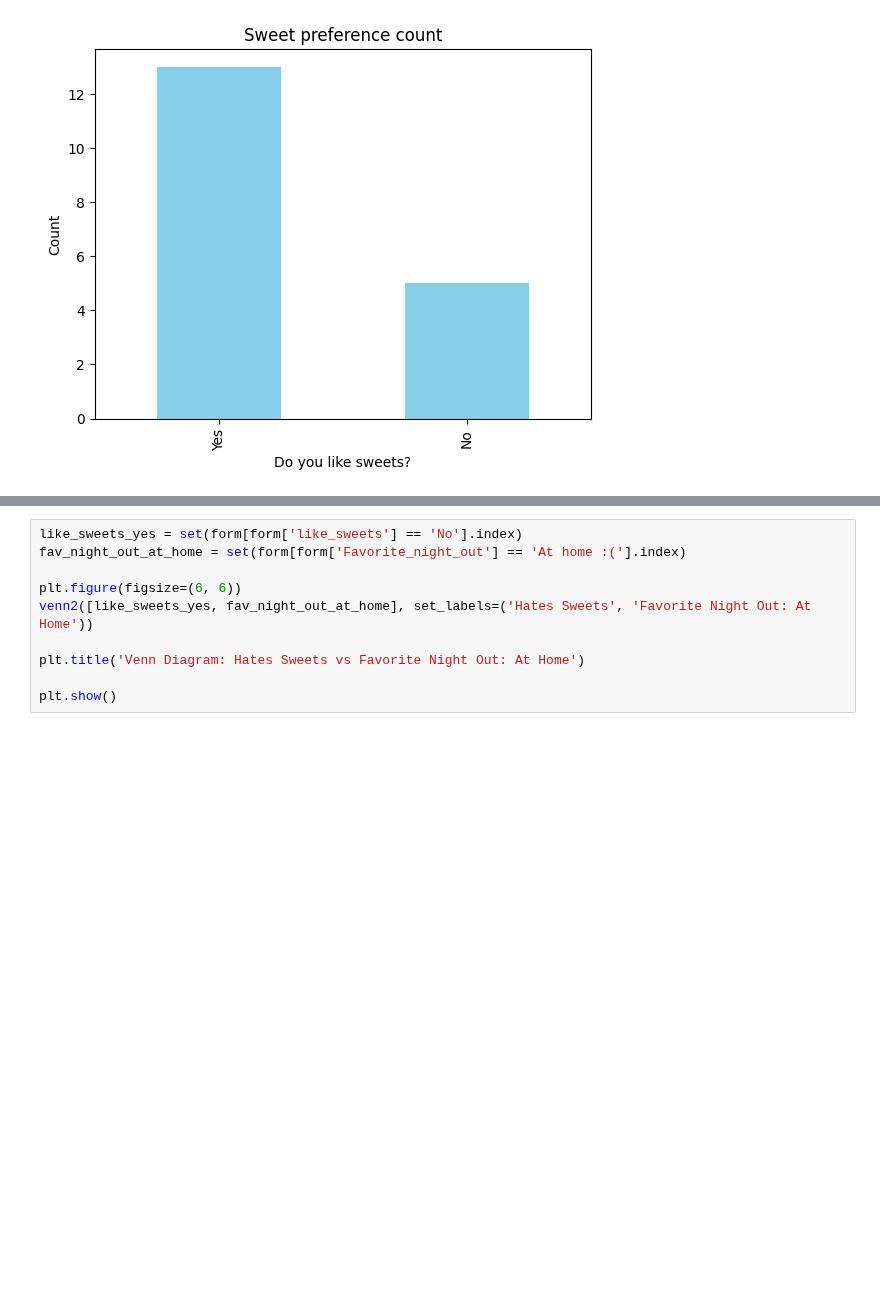
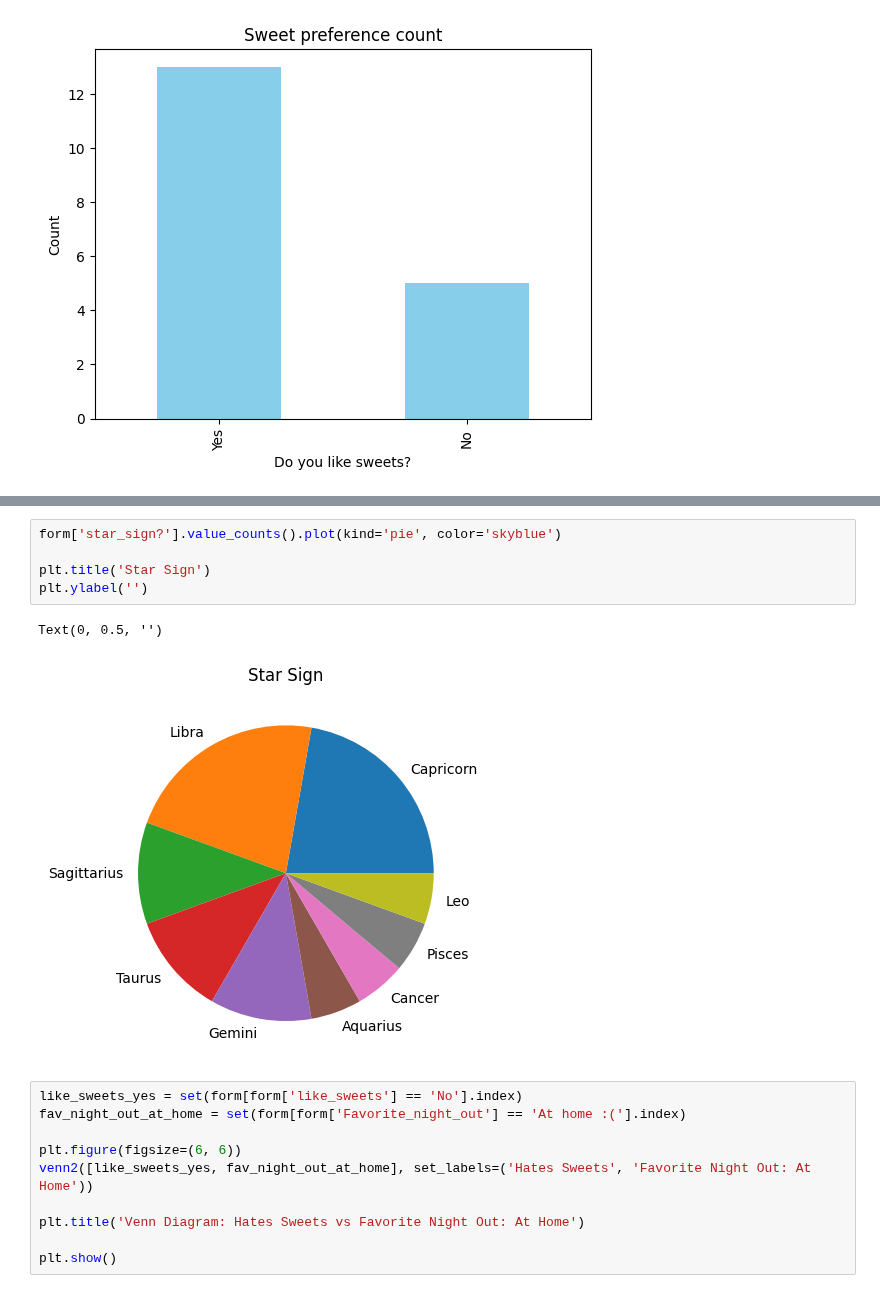
Before and after one commit to zadetuaima/data_among_us_2, a Jupyter notebook: Data_among_us_final.ipynb, the cells around one changed output, grey strips where cells are left out. Saved outputs shown, nothing was run; the diff lists cells and outputs as text; blank space fills up the shorter version.

```diff
--- a/Data_among_us_final.ipynb
+++ b/Data_among_us_final.ipynb
@@ -44,3 +52,11 @@ Text(0, 0.5, 'Count')
+# %%
+form['star_sign?'].value_counts().plot(kind='pie', color='skyblue')
+
+plt.title('Star Sign')
+plt.ylabel('')
+# %% [output]
+Text(0, 0.5, '')
+[figure, added]
 # %%
 like_sweets_yes = set(form[form['like_sweets'] == 'No'].index)
 fav_night_out_at_home = set(form[form['Favorite_night_out'] == 'At home :('].index)
```
Also changed, not shown: parts of 1 cell of this notebook, 1 other file.
